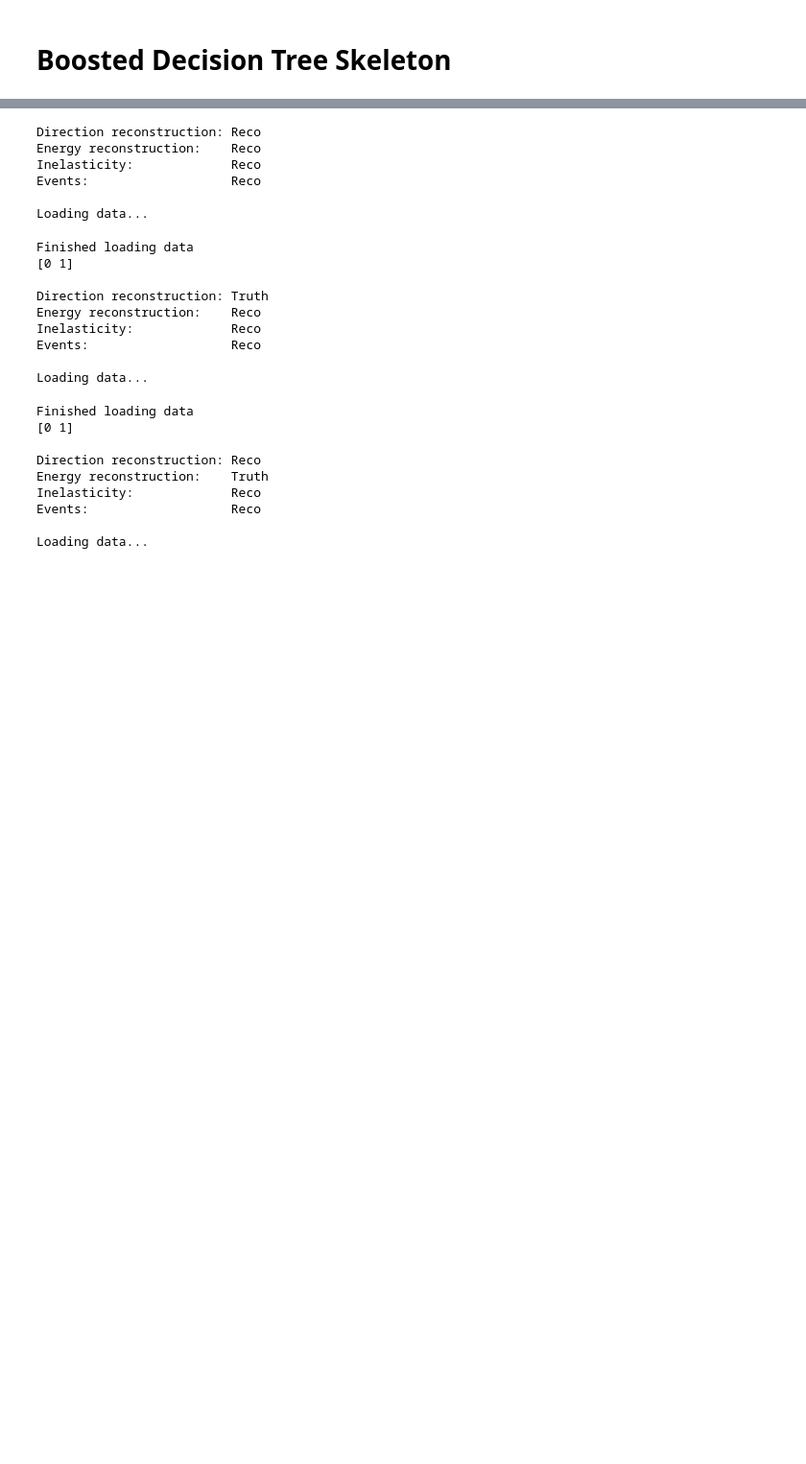
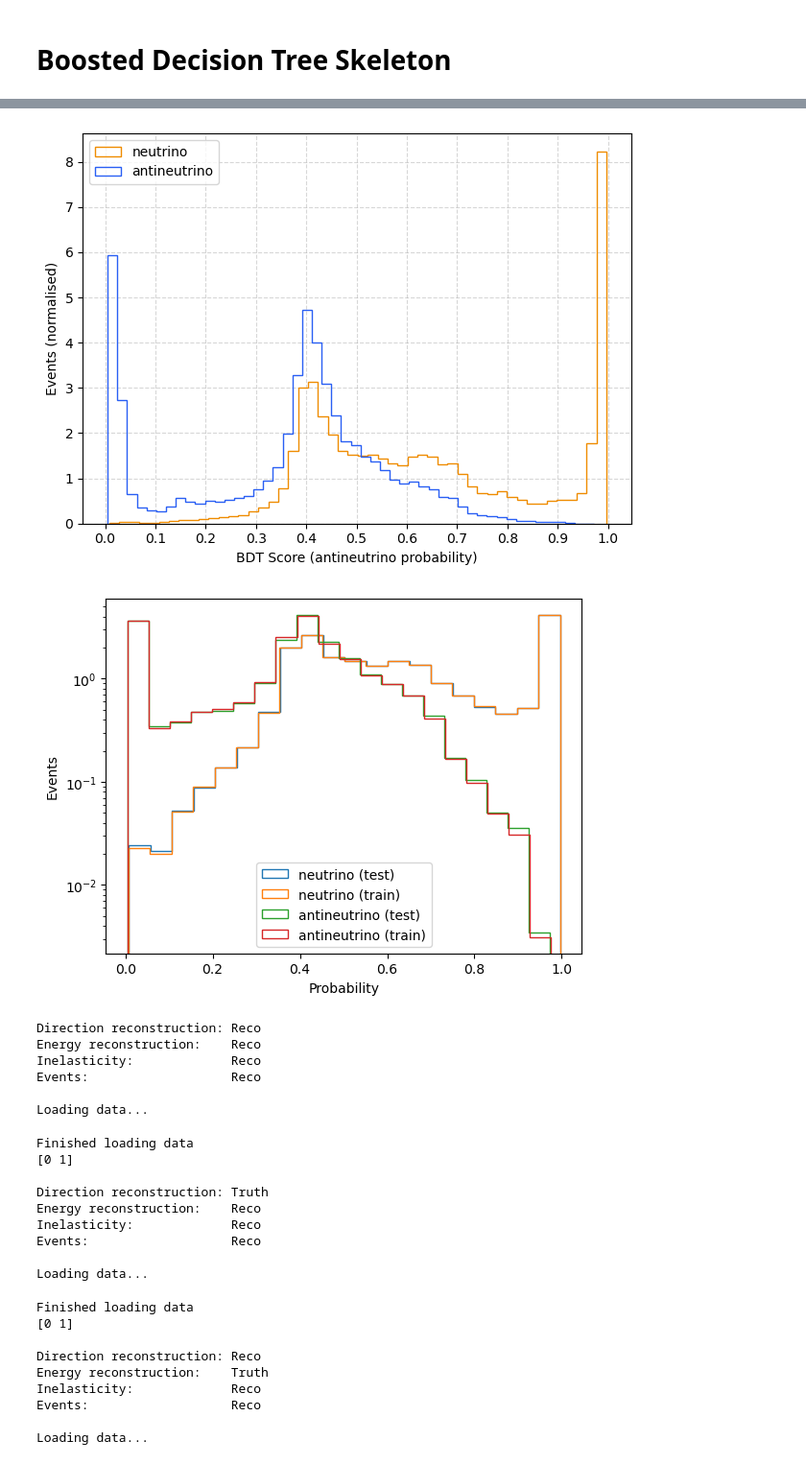
Before and after one commit to bristol-dune/atmospherics-tools, a Jupyter notebook: fast-osc-feedback/BDT-Skeleton.ipynb, the cells around one changed output, grey strips where cells are left out. Shown at 96% size. Saved outputs shown, nothing was run; the diff lists cells and outputs as text; code cells hidden in the pictures; blank space fills up the shorter version.

```diff
--- a/fast-osc-feedback/BDT-Skeleton.ipynb
+++ b/fast-osc-feedback/BDT-Skeleton.ipynb
@@ -7,7 +7,7 @@ import polars as pl
 
 from fastfeedback import DataManager, Method
 
-method = 0b11
+method = 0b00
 direc_reco = Method.Truth if method & 1 << 0 else Method.Reco
 energy_reco = Method.Truth if method & 1 << 1 else Method.Reco
 
@@ -85,7 +85,7 @@ electron_inelasticity = 1 - (pl.col("Enu_e_had") / pl.col("Enu_e_calo"))
 muon_inelasticity = 1 - (pl.col("Enu_mu_had") / pl.col("Enu_mu_range"))
 
 data: pl.DataFrame = (
-    pl.concat([df, df2, event_daughters_reco_df], how="horizontal")
+    pl.concat([df, df2, event_daughters_true_df], how="horizontal")
     .filter(pl.col("reco_ok") == True)
     .filter(pl.col("direc_reco") != 0)
     .with_columns(
@@ -96,7 +96,7 @@ data: pl.DataFrame = (
         .otherwise(None)
         .alias("reco_inelasticity")
     )
-    # .drop("true_inelasticity")
+    .drop("true_inelasticity")
     .drop_nulls()
 )
 
@@ -192,38 +247,49 @@ print(np.sum(n))
 # %%
 prob_test_nu = 1 / (1 + np.exp(scores_test[y_test == nu_index]))
 prob_test_nubar = 1 / (1 + np.exp(scores_test[y_test == nubar_index]))
 prob_train_nu = 1 / (1 + np.exp(scores_train[y_train == nu_index]))
 prob_train_nubar = 1 / (1 + np.exp(scores_train[y_train == nubar_index]))
 
-_, bins, _ = plt.hist(prob_test_nu, label="neutrino", histtype="step", bins=20)
-plt.hist(prob_test_nubar, label="antineutrino", histtype="step", bins=20)
+_, bins, _ = plt.hist(
+    prob_test_nu, label="neutrino", histtype="step", density=True, bins=50, color="#EF8C00"
+)
+plt.hist(
+    prob_test_nubar, label="antineutrino", histtype="step", density=True, bins=50, color="#295FF4"
+)
+
+plt.xlabel("BDT Score (antineutrino probability)")
+plt.xticks(np.arange(0, 1.1, 0.1))
+plt.ylabel("Events (normalised)")
 plt.legend()
-plt.yscale("log")
-plt.xlabel("Probability")
-plt.ylabel("Events")
+plt.tight_layout()
+plt.grid(linestyle="--", alpha=0.5)
+plt.savefig("bdt_score_histograph.svg")
 plt.show()
 
 _, bins, _ = plt.hist(
     prob_test_nu, label="neutrino (test)", histtype="step", bins=20, density=True
 )
 plt.hist(
     prob_train_nu, label="neutrino (train)", histtype="step", bins=20, density=True
 )
 plt.hist(
     prob_test_nubar, label="antineutrino (test)", histtype="step", bins=20, density=True
 )
 plt.hist(
     prob_train_nubar,
     label="antineutrino (train)",
     histtype="step",
     bins=20,
     density=True,
 )
 plt.legend()
 plt.yscale("log")
 plt.xlabel("Probability")
 plt.ylabel("Events")
 plt.show()
+# %% [output]
+[figure, added]
+[figure, added]
 # %%
 score_thresh = np.linspace(0, 1, 200)
 
```
Also changed, not shown: parts of 5 cells of this notebook, 1 other file.
